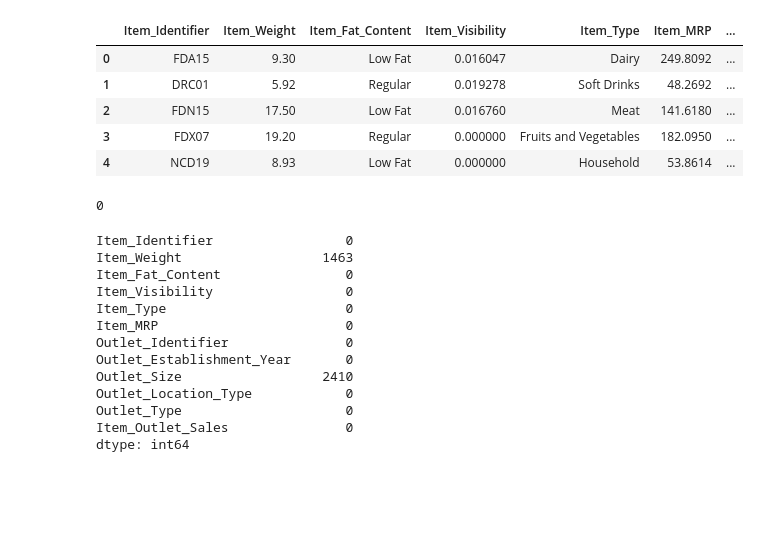
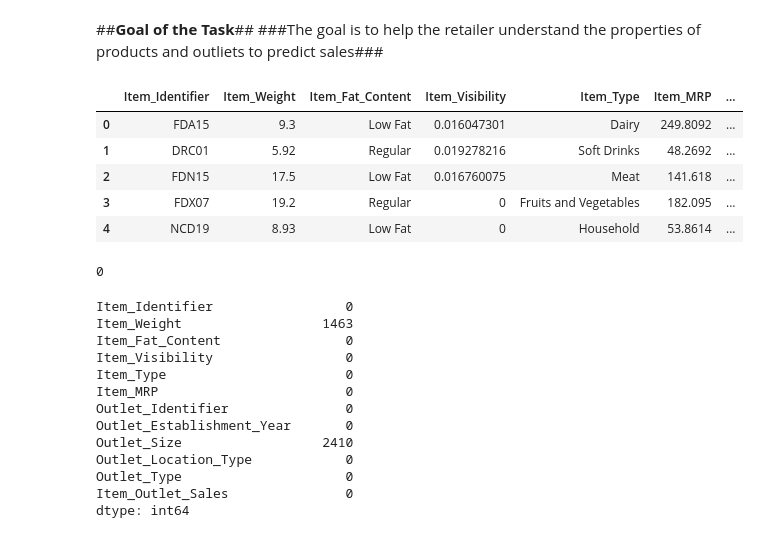
Before and after one commit to rimchristian/sales-prediction, a Jupyter notebook: salesprediction_prediction.ipynb, the cells around one changed output. Drawn from its saved outputs; the diff is of its cells as text; code cells hidden in the pictures; blank space fills up the shorter version.

```diff
--- a/salesprediction_prediction.ipynb
+++ b/salesprediction_prediction.ipynb
@@ -1,5 +1,8 @@
 # %% [markdown]
 <a href="https://colab.research.google.com/github/rimchristian/sales-prediction/blob/main/salesprediction_prediction.ipynb" target="_parent"><img src="https://colab.research.google.com/assets/colab-badge.svg" alt="Open In Colab"/></a>
+# %% [markdown]
+##**Goal of the Task**##
+###The goal is to help the retailer understand the properties of products and outliets to predict sales###
 # %%
 import pandas as pd
 import numpy as np
@@ -13,15 +16,15 @@ from sklearn import set_config
 set_config(display='diagram')
 # %%
 filename = '/content/sales_predictions.csv'
-df = pd.read_csv(filename)
+df = pd.read_csv(filename,decimal=',')
 df.head()
 # %% [output]
 |  | Item_Identifier | Item_Weight | Item_Fat_Content | Item_Visibility | Item_Type | Item_MRP | ... |
-| 0 | FDA15 | 9.30 | Low Fat | 0.016047 | Dairy | 249.8092 | ... |
-| 1 | DRC01 | 5.92 | Regular | 0.019278 | Soft Drinks | 48.2692 | ... |
-| 2 | FDN15 | 17.50 | Low Fat | 0.016760 | Meat | 141.6180 | ... |
-| 3 | FDX07 | 19.20 | Regular | 0.000000 | Fruits and Vegetables | 182.0950 | ... |
-| 4 | NCD19 | 8.93 | Low Fat | 0.000000 | Household | 53.8614 | ... |
+| 0 | FDA15 | 9.3 | Low Fat | 0.016047301 | Dairy | 249.8092 | ... |
+| 1 | DRC01 | 5.92 | Regular | 0.019278216 | Soft Drinks | 48.2692 | ... |
+| 2 | FDN15 | 17.5 | Low Fat | 0.016760075 | Meat | 141.618 | ... |
+| 3 | FDX07 | 19.2 | Regular | 0 | Fruits and Vegetables | 182.095 | ... |
+| 4 | NCD19 | 8.93 | Low Fat | 0 | Household | 53.8614 | ... |
 # %%
 # drop duplicates
 df.duplicated().sum()
```
Also changed, not shown: parts of 34 cells of this notebook.
